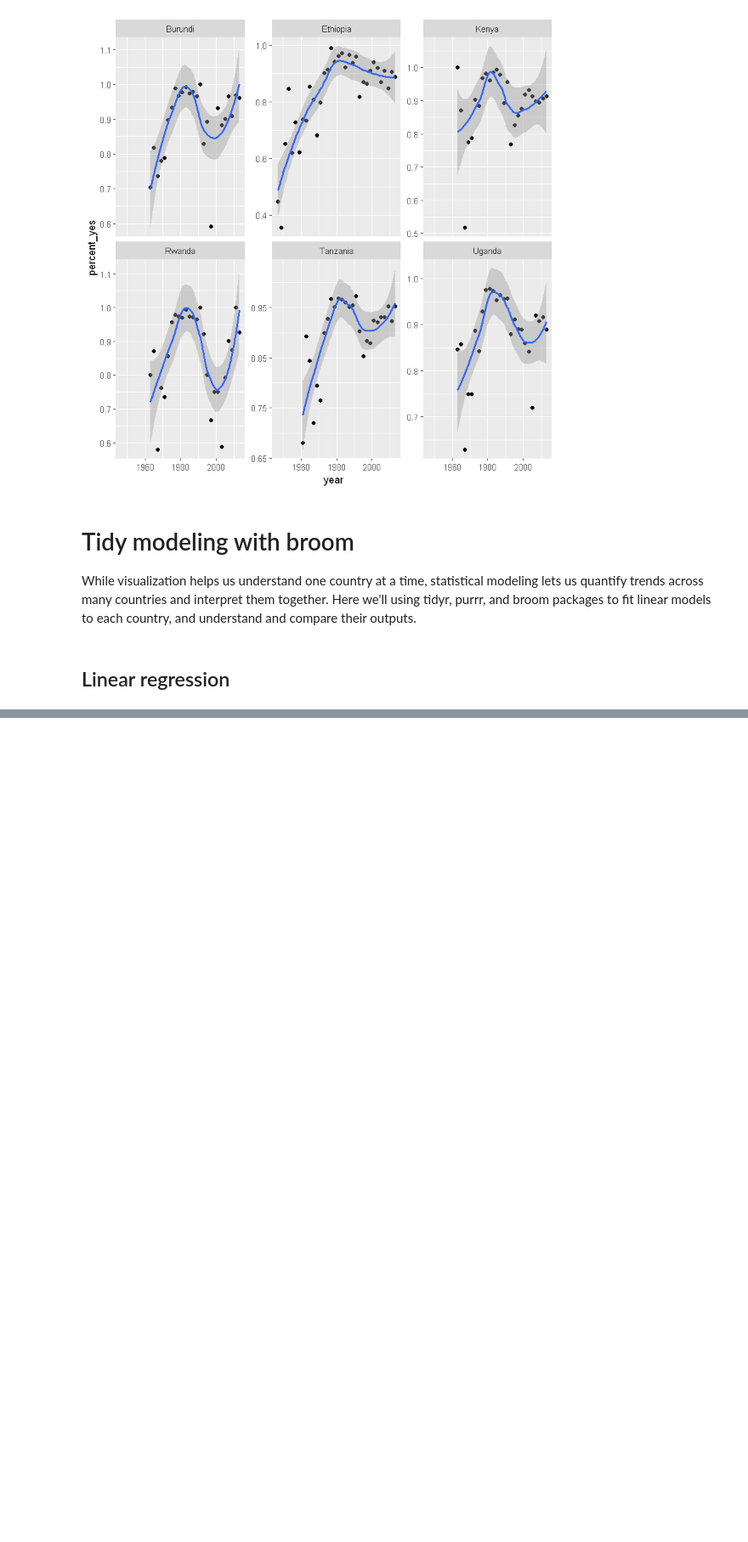
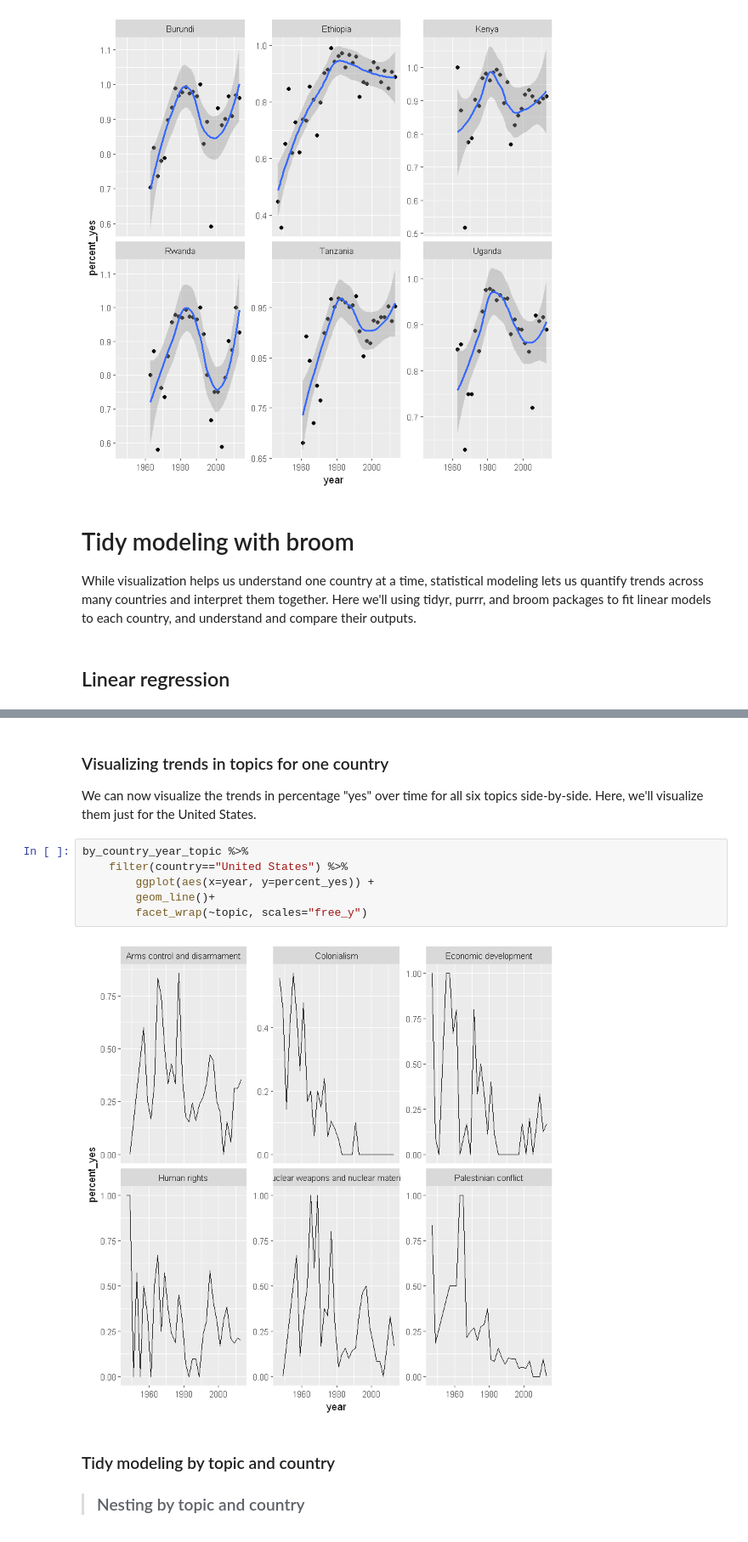
Before and after one commit to VictorOmondi1997/Exploring-The-Historical-Voting-of-USGA, a Jupyter notebook: Exploring The Historical Voting of USGA.ipynb, the cells around one changed output, grey strips where cells are left out. Shown at 85% size. Drawn from its saved outputs; the diff is of its cells as text; blank space fills up the shorter version.

```diff
--- a/Exploring The Historical Voting of USGA.ipynb
+++ b/Exploring The Historical Voting of USGA.ipynb
@@ -476,0 +974,16 @@ While visualization helps us understand one country at a time, statistical model
+# %% [markdown]
+###  Visualizing trends in topics for one country
+
+We can now visualize the trends in percentage "yes" over time for all six topics side-by-side. Here, we'll visualize them just for the United States.
+# %%
+by_country_year_topic %>%
+    filter(country=="United States") %>%
+        ggplot(aes(x=year, y=percent_yes)) +
+        geom_line()+
+        facet_wrap(~topic, scales="free_y")
+# %% [output]
+[figure, added]
+# %% [markdown]
+### Tidy modeling by topic and country
+
+> ### Nesting by topic and country
```
Also changed, not shown: parts of 65 cells of this notebook.
